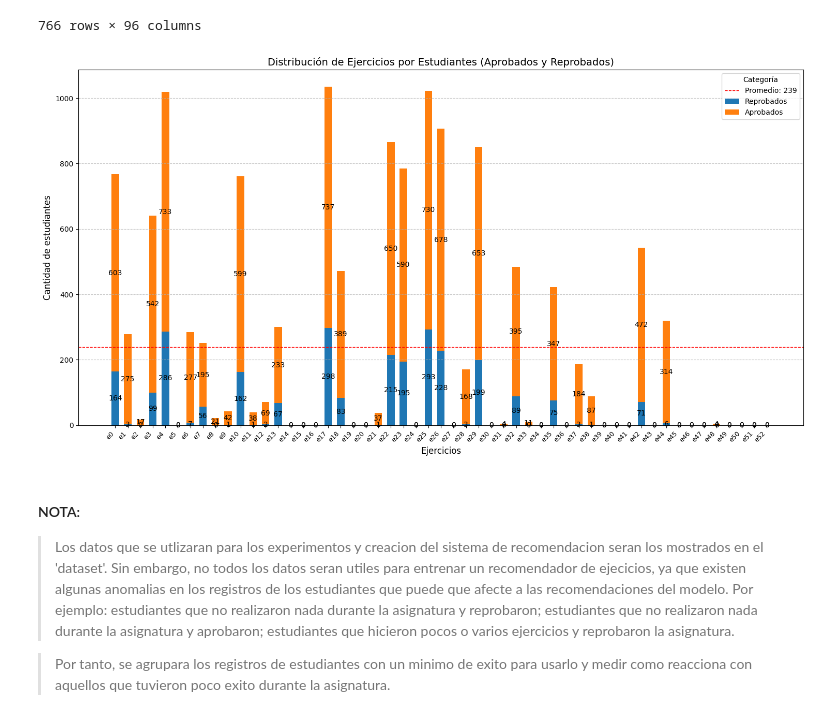
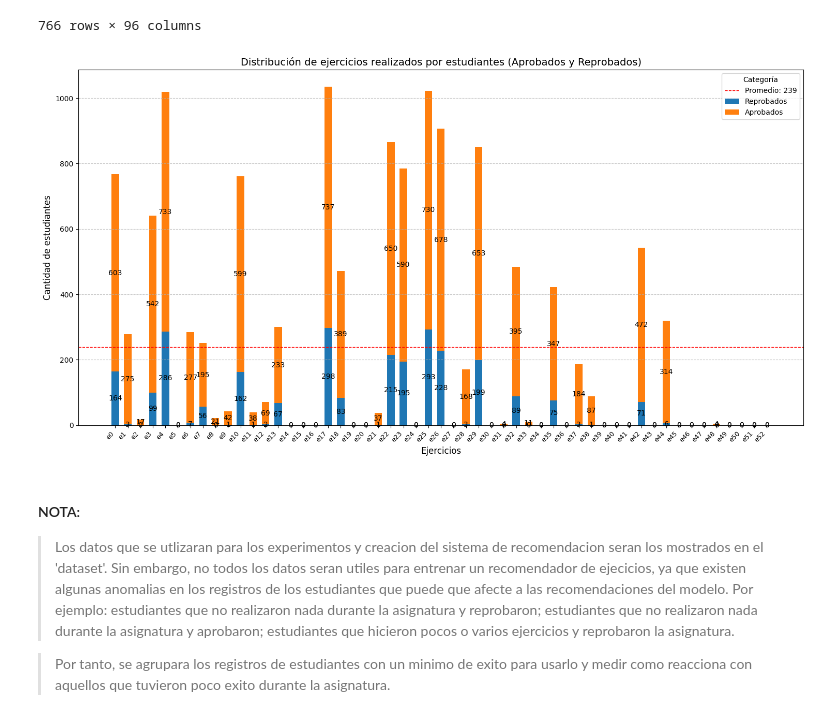
Before and after one commit to edgar-ramxs/RecSysUnab, a Jupyter notebook: RecSysUnab.ipynb, the cells around one changed output. Cells and saved outputs as stored; diff of their text form; code cells hidden in the pictures.

```diff
--- a/RecSysUnab.ipynb
+++ b/RecSysUnab.ipynb
@@ -1443,35 +1443,35 @@ sex_counts = {
 width = 0.6  # Ancho de las barras
 
 # Configurar el gráfico
 fig, ax = plt.subplots(figsize=(15, 8))  # Ajustar tamaño del gráfico para mayor claridad
 bottom = np.zeros(len(columnas))  # Inicializar acumulador para las barras apiladas
 
 # Crear las barras apiladas
 for categoria, valores in sex_counts.items():
     p = ax.bar(columnas, valores, width, label=categoria, bottom=bottom)
     bottom += valores  # Acumular los valores para las barras apiladas
     ax.bar_label(p, label_type='center', fontsize=10)  # Añadir etiquetas dentro de las barras
 
 valores = dataset.iloc[:, -n:].sum().values.tolist()
 valores_media = int(np.mean(valores))
 ax.axhline(y=valores_media, color='red', linestyle='--', linewidth=1, label=f'Promedio: {valores_media}')
 
 # Configurar etiquetas y título
-ax.set_title('Distribución de Ejercicios por Estudiantes (Aprobados y Reprobados)', fontsize=14)
+ax.set_title('Distribución de ejercicios realizados por estudiantes (Aprobados y Reprobados)', fontsize=14)
 ax.set_xlabel('Ejercicios', fontsize=12)
 ax.set_ylabel('Cantidad de estudiantes', fontsize=12)
 ax.legend(title='Categoría', fontsize=10)
 ax.grid(axis='y', linestyle='--', alpha=0.7)
 
 # Rotar etiquetas de las columnas para mayor legibilidad
 ax.set_xticks(range(len(columnas)))
 ax.set_xticklabels(columnas, rotation=45, ha='right', fontsize=9)
 
 # Mostrar el gráfico
 plt.tight_layout()
 plt.show()
 # %% [output]
-[figure, old version]
+[figure, new version]
 # %% [markdown]
 #### NOTA:
 
```
Also changed, not shown: parts of 40 cells of this notebook, 2 other files.
